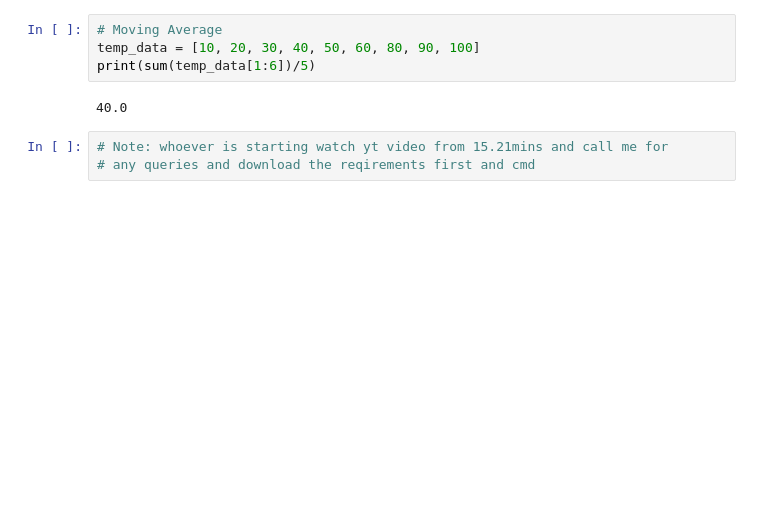
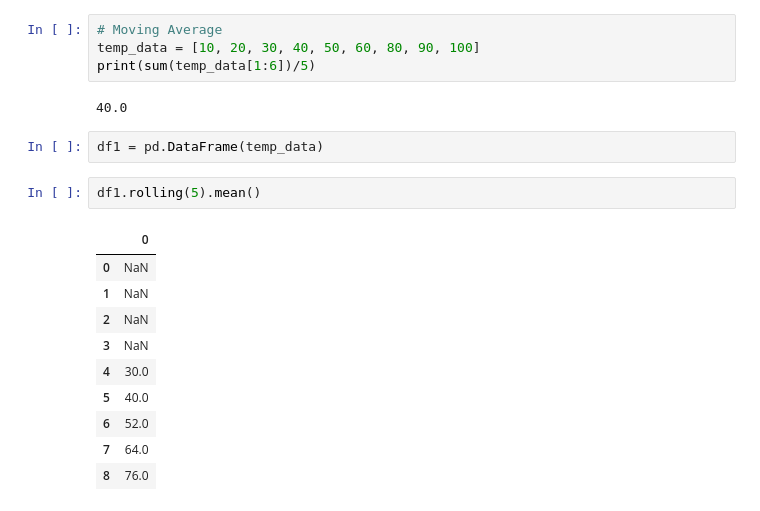
Before and after one commit to Balavinay18/DS_BITCOIN_Prediction, a Jupyter notebook: CryptoCurrency(Bitcoin) Price Prediction.ipynb, the cells around one changed output. Cells and saved outputs as stored; diff of their text form; blank space fills up the shorter version.

```diff
--- a/CryptoCurrency(Bitcoin) Price Prediction.ipynb
+++ b/CryptoCurrency(Bitcoin) Price Prediction.ipynb
@@ -97,6 +97,18 @@ temp_data = [10, 20, 30, 40, 50, 60, 80, 90, 100]
 print(sum(temp_data[1:6])/5)
 # %% [output]
 40.0
-# %%
-# Note: whoever is starting watch yt video from 15.21mins and call me for
-# any queries and download the reqirements first and cmd
+# %%
+df1 = pd.DataFrame(temp_data)
+# %%
+df1.rolling(5).mean()
+# %% [output]
+|  | 0 |
+| 0 | NaN |
+| 1 | NaN |
+| 2 | NaN |
+| 3 | NaN |
+| 4 | 30.0 |
+| 5 | 40.0 |
+| 6 | 52.0 |
+| 7 | 64.0 |
+| 8 | 76.0 |
```
Also changed, not shown: parts of 20 cells of this notebook, 5 other files.
